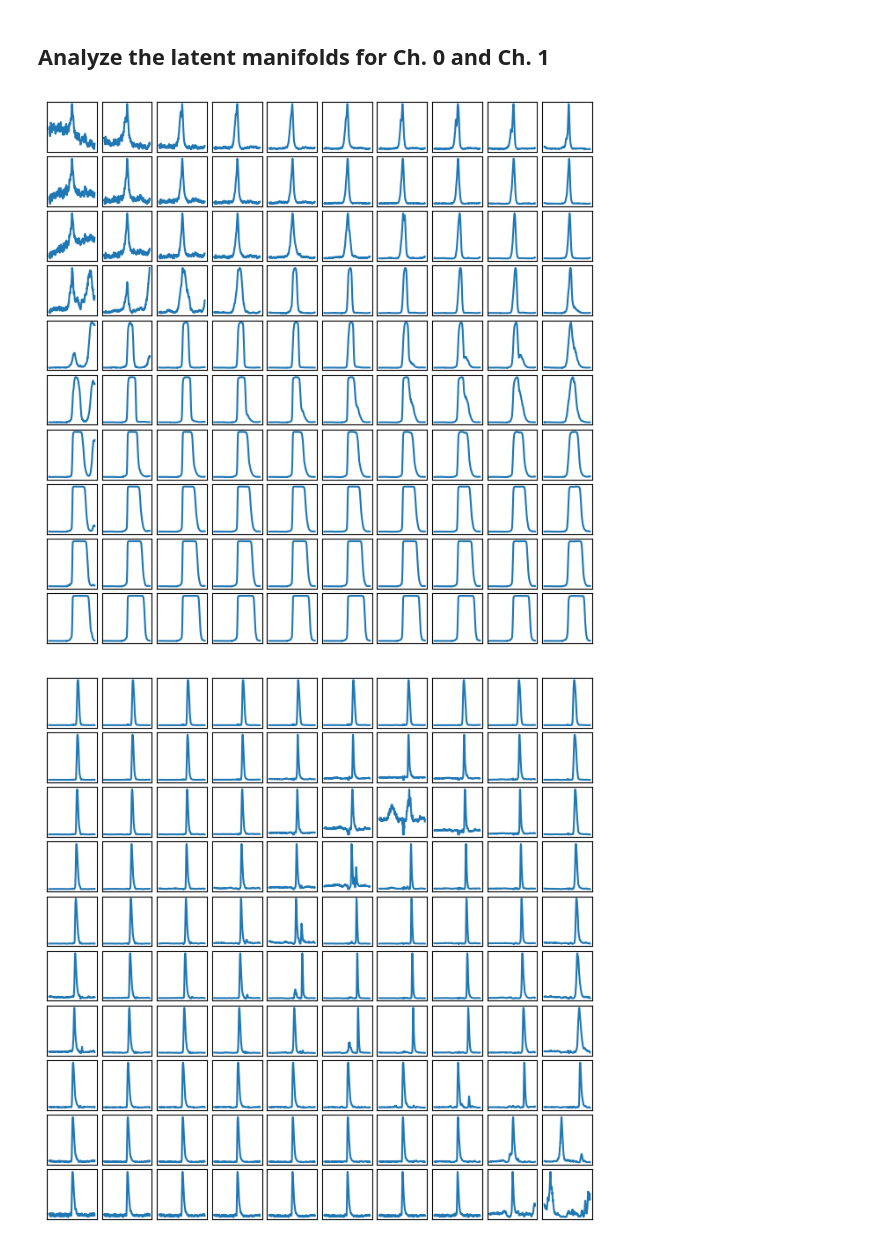
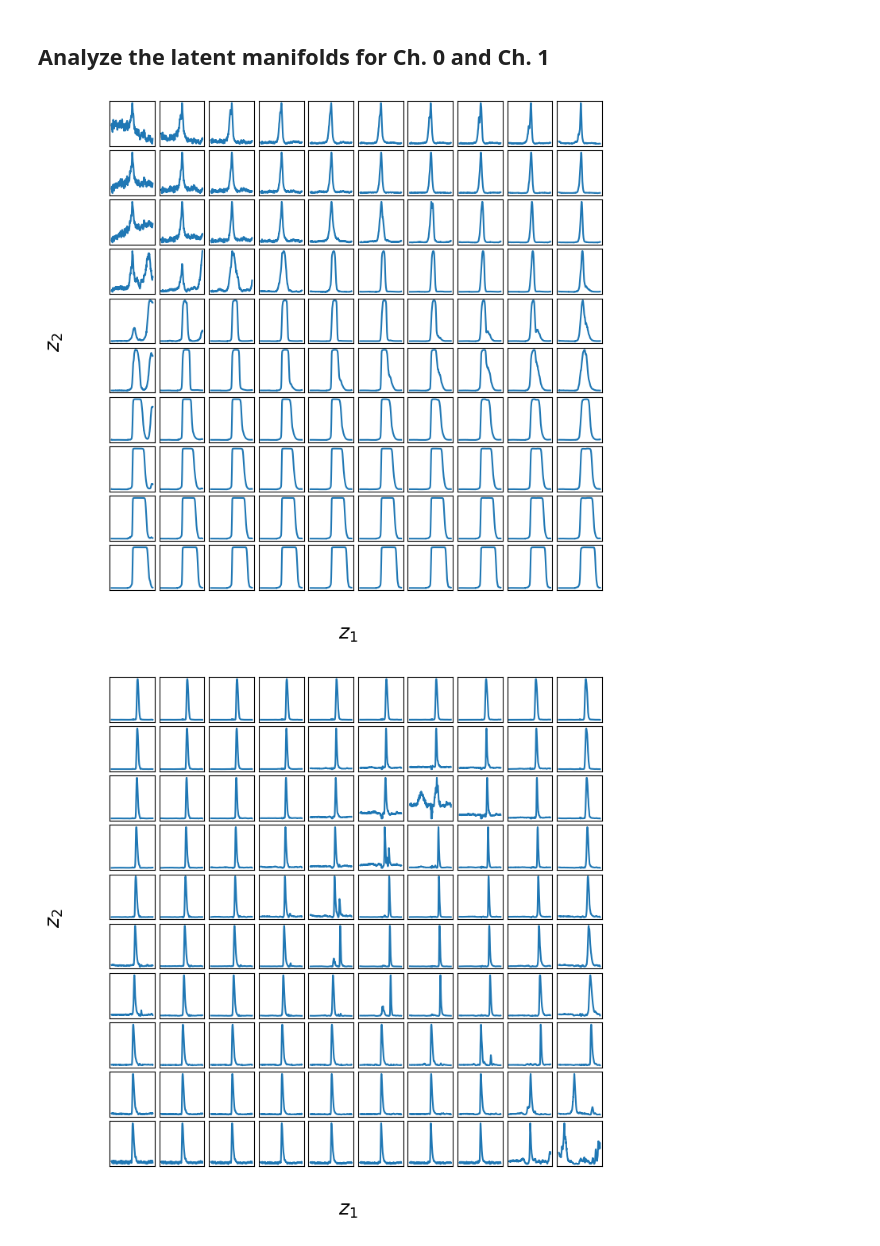
Before and after one commit to kdlamb/SP2-VAE, a Jupyter notebook: SP2_2DLatentSpace.ipynb, the cells around one changed output. Cells and saved outputs as stored; diff of their text form; code cells hidden in the pictures.

```diff
--- a/SP2_2DLatentSpace.ipynb
+++ b/SP2_2DLatentSpace.ipynb
@@ -267,12 +229,51 @@ vae1.load_state_dict(torch.load('2DVAE_Ch1.pth'))
 # %% [markdown]
 ## Analyze the latent manifolds for Ch. 0 and Ch. 1
+# %%
+from typing import Optional, Tuple, Union, List
+from torchvision.utils import make_grid
+
+from pyroved.utils import (
+    generate_grid, generate_latent_grid, get_sampler,
+    plot_img_grid, plot_spect_grid, set_deterministic_mode,
+    to_onehot, transform_coordinates, gp_model
+)
+
+def manifold2d(model, d: int, y: torch.Tensor = None,plot: bool = True,**kwargs: Union[str, int, float]) -> torch.Tensor:
+
+    z, (grid_x, grid_y) = generate_latent_grid(d, **kwargs)
+    z = [z]
+
+    loc = model.decode(*z, **kwargs)
+
+    return loc, grid_x,grid_y
+def plot_spect_grid(spectra: torch.Tensor, d: int, **kwargs: List[float]):  # TODO: Add 'axes' and 'extent'
+    """
+    Plots a *d*-by-*d* square grid with 1D spectral plots
+    """
+    fig, axes = plt.subplots(d, d, figsize=(8, 8),
+                           subplot_kw={'xticks': [], 'yticks': []},
+                           gridspec_kw=dict(hspace=0.1, wspace=0.1))
+    ylim = kwargs.get("ylim")
+    spectra = spectra.cpu()
+    for ax, y in zip(axes.flat, spectra):
+        ax.plot(y.squeeze())
+        if ylim:
+            ax.set_ylim(*ylim)
+  # Add centered global x and y labels
+    fig.text(0.5, 0.04, "$z_1$", ha='center', va='center', fontsize=18)  # bottom center
+    fig.text(0.04, 0.5, "$z_2$", ha='center', va='center', rotation='vertical', fontsize=18)  # left center
+
+    plt.show()
+# %%
+manifold0,xvals0,yvals0=manifold2d(vae0,d=10)
+manifold1,xvals1,yvals1=manifold2d(vae1,d=10)
 # %%
 # Manifold Channel 0 (Scattering Channel)
-manifold0 = vae0.manifold2d(d = 10)
+plot_spect_grid(manifold0, 10)
 # %% [output]
-[figure, old version]
+[figure, new version]
 # %%
 # Manifold Channel 1 (Incandescent Channel)
-manifold1 = vae1.manifold2d(d = 10)
+plot_spect_grid(manifold1, 10)
 # %% [output]
-[figure, old version]
+[figure, new version]
```
Also changed, not shown: parts of 6 cells of this notebook.
